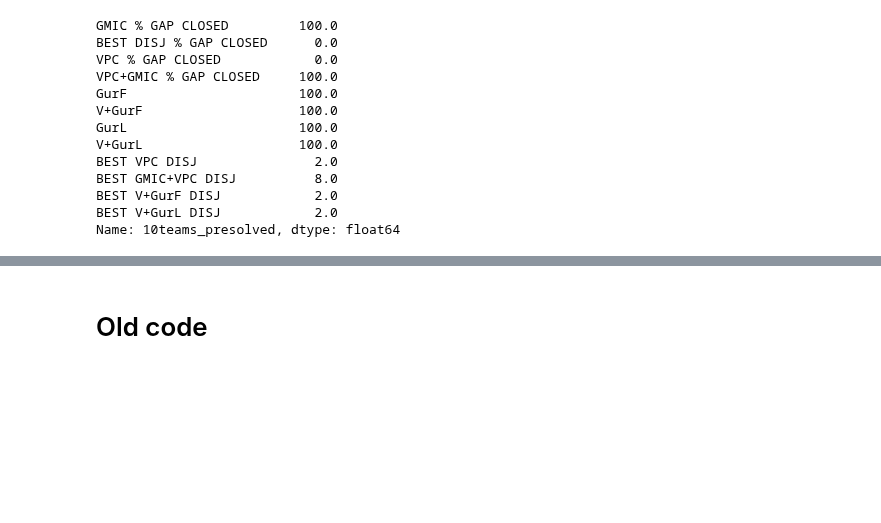
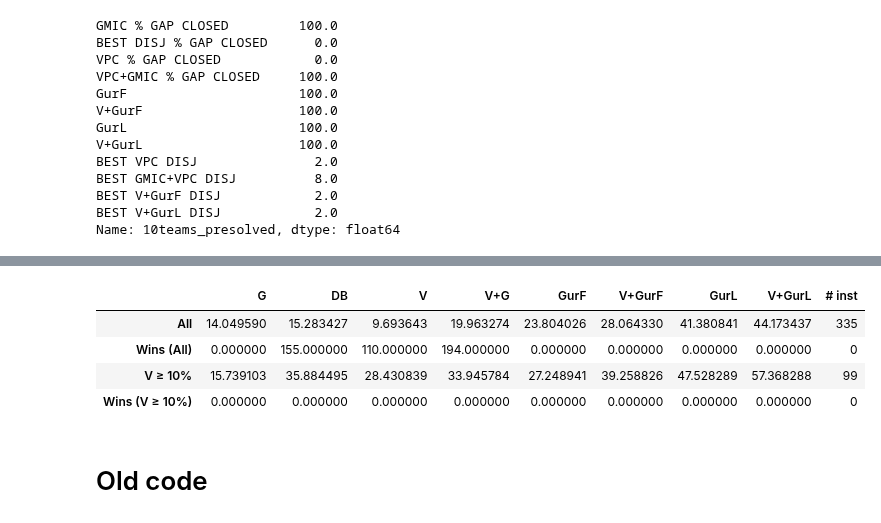
Before and after one commit to akazachk/vpc, a Jupyter notebook: plots/plots.ipynb, the cells around one changed output, grey strips where cells are left out. Saved outputs shown, nothing was run; the diff lists cells and outputs as text; code cells hidden in the pictures; blank space fills up the shorter version.

```diff
--- a/plots/plots.ipynb
+++ b/plots/plots.ipynb
@@ -610,3 +628,36 @@ display(avg_df)
+# %%
+## Create num wins df
+# x wins over y for an instance if x > y + EPS
+# "DB", "V", "V+G": wins are relative to "G"
+
+# "V+GurF" and "V+GurL" are wins relative to "GurF" and "GurL"
+
+all_set = 'Wins (All)'
+good_vpc_set = 'Wins (V ≥ 10%)'
+
+refcol = 'GMIC % GAP CLOSED'
+col = 'BEST DISJ % GAP CLOSED'
+shortcol = 'DB'
+avg_df.at[all_set,shortcol] = sum(best_df[col] > best_df[refcol] + EPS)
+avg_df.at[good_vpc_set,shortcol] = sum(good_vpc_df[col] > best_df[refcol] + EPS)
+
+col = 'VPC % GAP CLOSED'
+shortcol = 'V'
+avg_df.at[all_set,shortcol] = sum(best_df[col] > best_df[refcol] + EPS)
+avg_df.at[good_vpc_set,shortcol] = sum(good_vpc_df[col] > best_df[refcol] + EPS)
+
+col = 'VPC+GMIC % GAP CLOSED'
+shortcol = 'V+G'
+avg_df.at[all_set,shortcol] = sum(best_df[col] > best_df[refcol] + EPS)
+avg_df.at[good_vpc_set,shortcol] = sum(good_vpc_df[col] > best_df[refcol] + EPS)
+
+avg_df
+# %% [output]
+|  | G | DB | V | V+G | GurF | V+GurF | GurL | V+GurL | # inst |
+| All | 14.049590 | 15.283427 | 9.693643 | 19.963274 | 23.804026 | 28.064330 | 41.380841 | 44.173437 | 335 |
+| Wins (All) | 0.000000 | 155.000000 | 110.000000 | 194.000000 | 0.000000 | 0.000000 | 0.000000 | 0.000000 | 0 |
+| V ≥ 10% | 15.739103 | 35.884495 | 28.430839 | 33.945784 | 27.248941 | 39.258826 | 47.528289 | 57.368288 | 99 |
+| Wins (V ≥ 10%) | 0.000000 | 0.000000 | 0.000000 | 0.000000 | 0.000000 | 0.000000 | 0.000000 | 0.000000 | 0 |
 # %% [markdown]
 # Old code
 # %%
```
Also changed, not shown: parts of 1 cell of this notebook.
